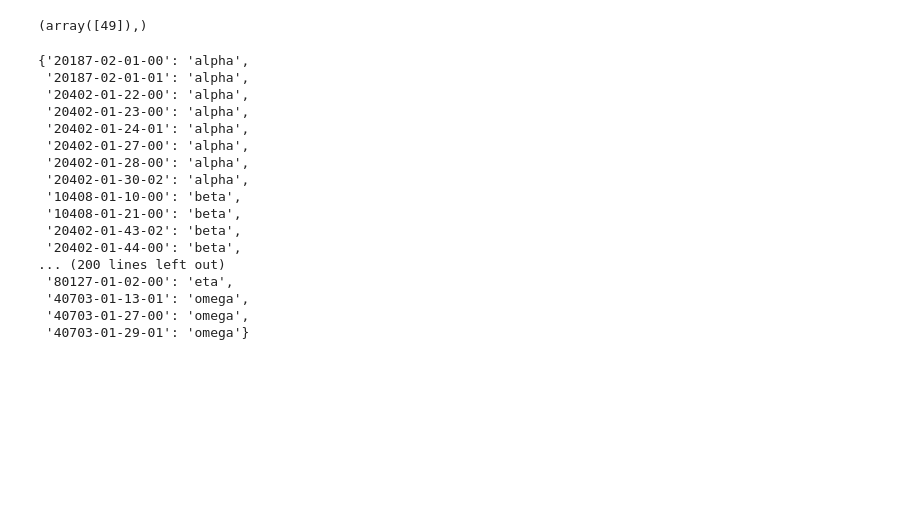
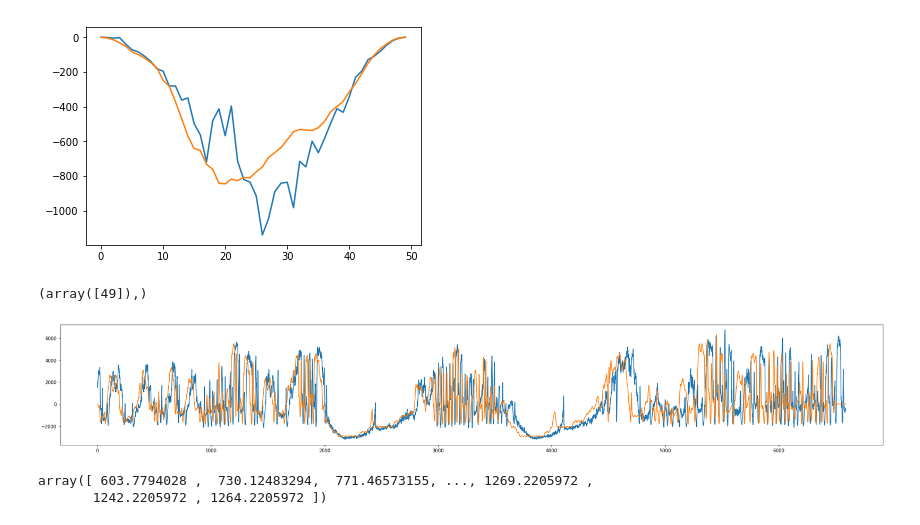
Before and after one commit to jorwatkapola/timeseries_segment_clustering, a Jupyter notebook: segment_clustering.ipynb, the cells around one changed output. Drawn from its saved outputs; the diff is of its cells as text; code cells hidden in the pictures; blank space fills up the shorter version.

```diff
--- a/segment_clustering.ipynb
+++ b/segment_clustering.ipynb
@@ -116,7 +224,7 @@ centroids=cluster.cluster_centers_
 # %%
 seg_len=50
 seg_slide=25
-ts=x_train[0]
+ts=x_train[49]
 test_segments=[]
 for start in range(0, len(ts[0])-seg_len, seg_slide):
     end=start+seg_len
@@ -136,24 +240,10 @@ id_train[0]
+# %%
+plt.plot(test_segments[50])
+plt.plot(centroids[29])
+plt.show()
+# %% [output]
+[figure, added]
 # %%
 np.where(np.array(id_train)=="10408-01-21-00")
 # %% [output]
 (array([49]),)
-# %%
-ob_state
-# %% [output]
-{'20187-02-01-00': 'alpha',
- '20187-02-01-01': 'alpha',
- '20402-01-22-00': 'alpha',
- '20402-01-23-00': 'alpha',
- '20402-01-24-01': 'alpha',
- '20402-01-27-00': 'alpha',
- '20402-01-28-00': 'alpha',
- '20402-01-30-02': 'alpha',
- '10408-01-10-00': 'beta',
- '10408-01-21-00': 'beta',
- '20402-01-43-02': 'beta',
- '20402-01-44-00': 'beta',
-... (200 lines left out)
- '80127-01-02-00': 'eta',
- '40703-01-13-01': 'omega',
- '40703-01-27-00': 'omega',
- '40703-01-29-01': 'omega'}
@@ -159,0 +266,14 @@ ob_state
+# %%
+plt.figure(figsize=(6.4*5, 4.8))
+plt.plot(x_train[0][1])
+plt.plot(reco)
+#plt.plot(np.abs(reco-x_train[49][1]))
+
+plt.show()
+# %% [output]
+[figure, added]
+# %%
+np.abs(reco-x_train[49][1])
+# %% [output]
+array([ 603.7794028 ,  730.12483294,  771.46573155, ..., 1269.2205972 ,
+       1242.2205972 , 1264.2205972 ])
```
Also changed, not shown: parts of 9 cells of this notebook.
